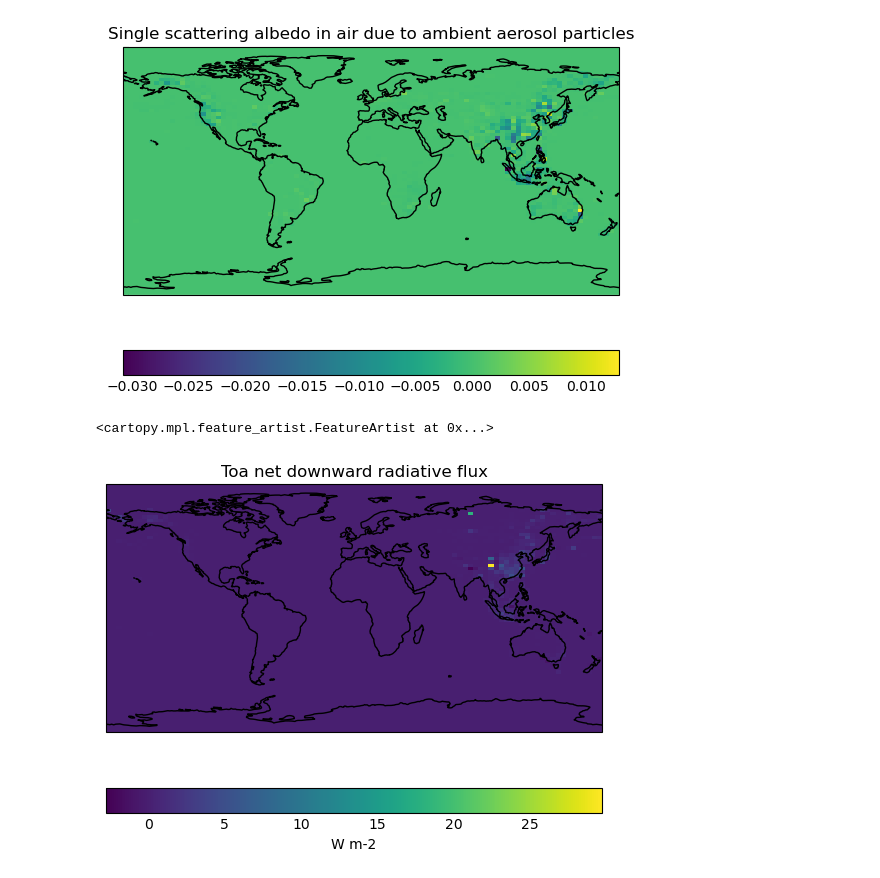
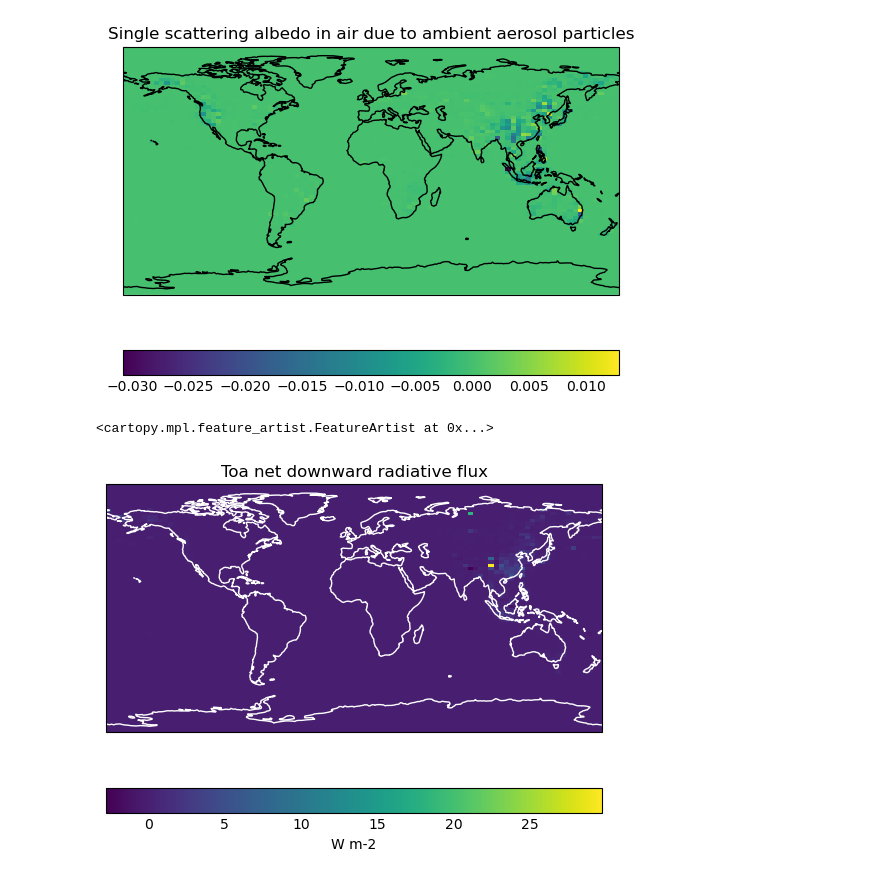
Before and after one commit to theabro/ukca, a Jupyter notebook: Tutorials/UMvn13.9/notebooks/iris_UM-UKCA_T131.ipynb, the cells around one changed output. Saved outputs shown, nothing was run; the diff lists cells and outputs as text; code cells hidden in the pictures.

Commit message:
coastlines

```diff
--- a/Tutorials/UMvn13.9/notebooks/iris_UM-UKCA_T131.ipynb
+++ b/Tutorials/UMvn13.9/notebooks/iris_UM-UKCA_T131.ipynb
@@ -51,7 +51,7 @@ plt.gca().coastlines()
 # %%
 # plot the TOA
 qplt.pcolormesh(toadiff)
-plt.gca().coastlines()
+plt.gca().coastlines(color='w')
 # %% [output]
 <cartopy.mpl.feature_artist.FeatureArtist at 0x...>
-[figure, old version]
+[figure, new version]
```
